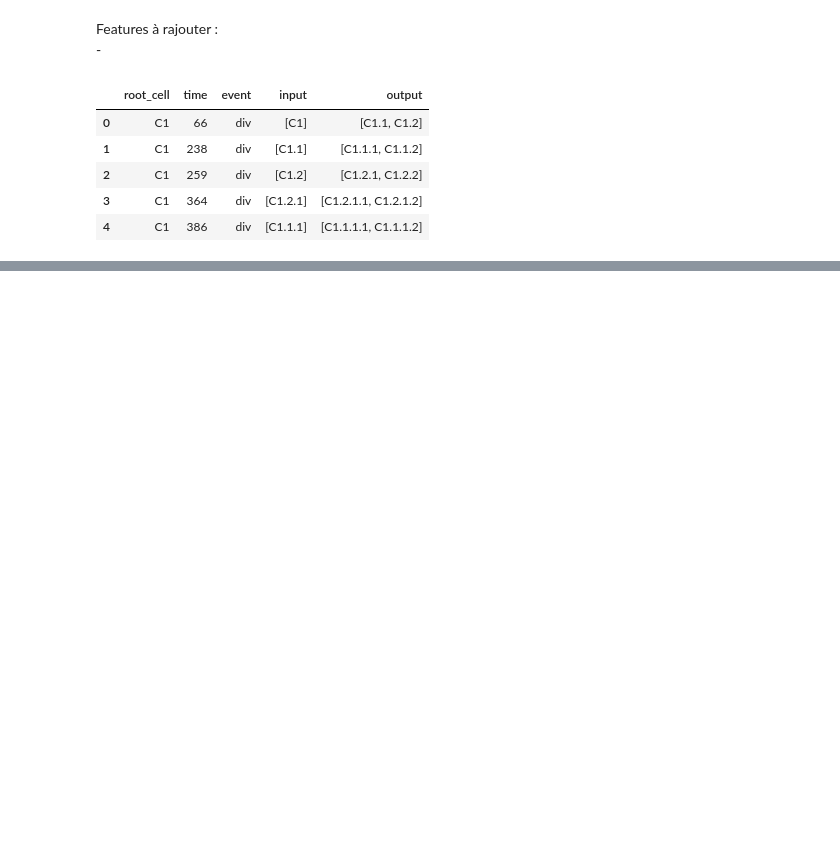
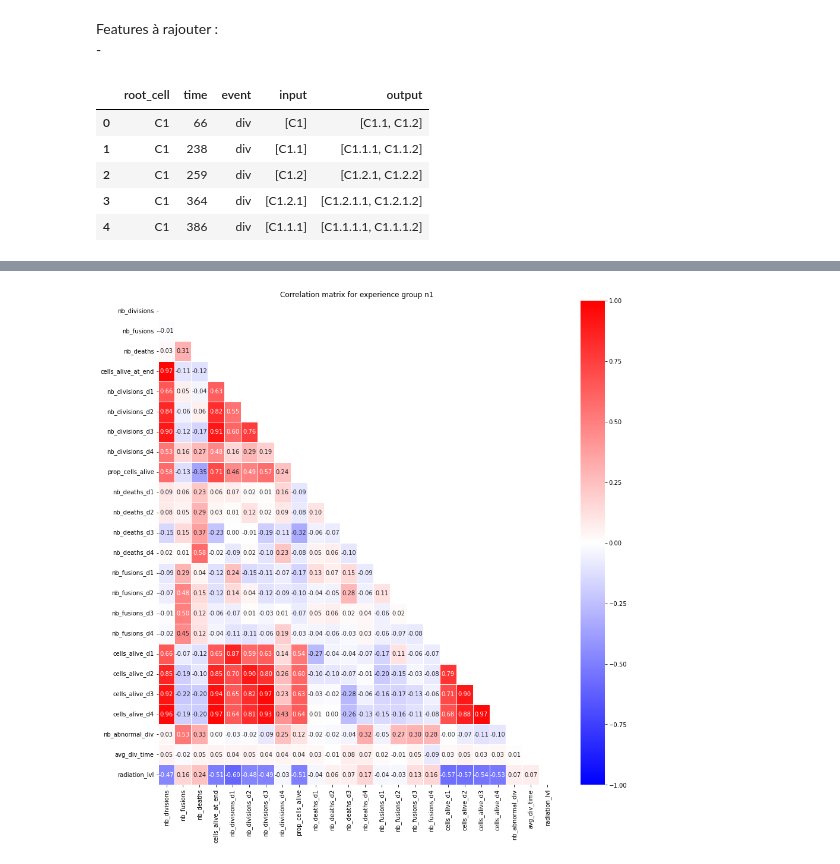
Before and after one commit to Valentin-Molina/ecn_radiobiology, a Jupyter notebook: notebook/Noe_cell_lineage.ipynb, the cells around one changed output, grey strips where cells are left out. Drawn from its saved outputs; the diff is of its cells as text; code cells hidden in the pictures; blank space fills up the shorter version.

Commit message:
Added correlation matrices for different experience groups

```diff
--- a/notebook/Noe_cell_lineage.ipynb
+++ b/notebook/Noe_cell_lineage.ipynb
@@ -243,0 +259,13 @@ plt.show()
+# %%
+#Group 1
+g1 = cl[cl.exp_group == "n1"]
+corr_1 = g1.corr()
+
+plt.figure(figsize=(15,15))
+mask = np.triu(np.ones_like(corr_1))
+heat_map = sns.heatmap( corr_1, linewidth = 1 , annot=True, mask=mask, vmin=-1,vmax=1,cmap = 'bwr', fmt=".2f")
+
+plt.title( "Correlation matrix for experience group n1" )
+plt.show()
+# %% [output]
+[figure, added]
```
Also changed, not shown: parts of 7 cells of this notebook.
